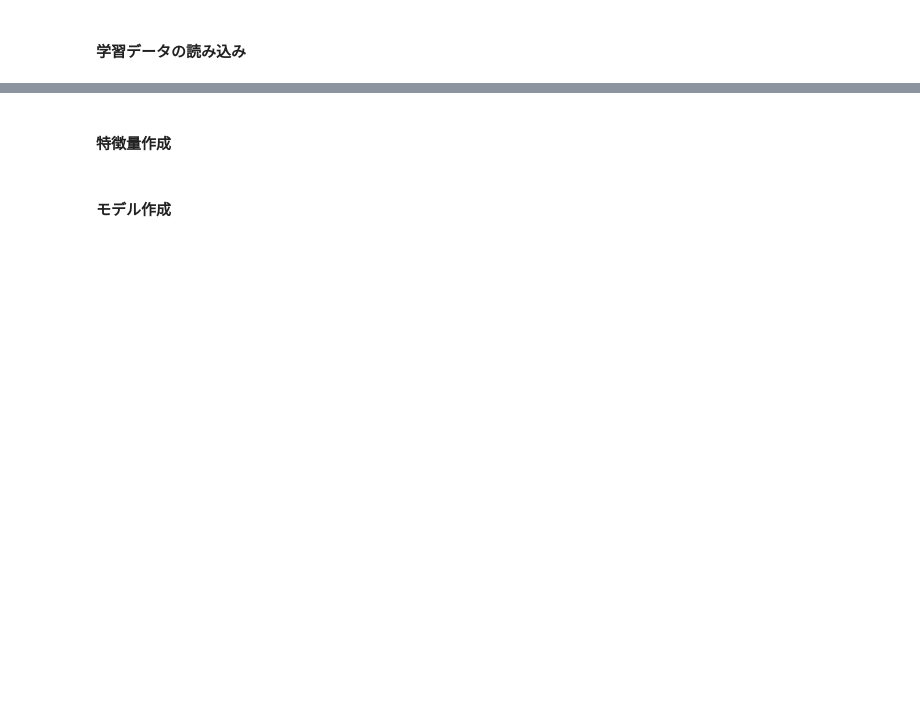
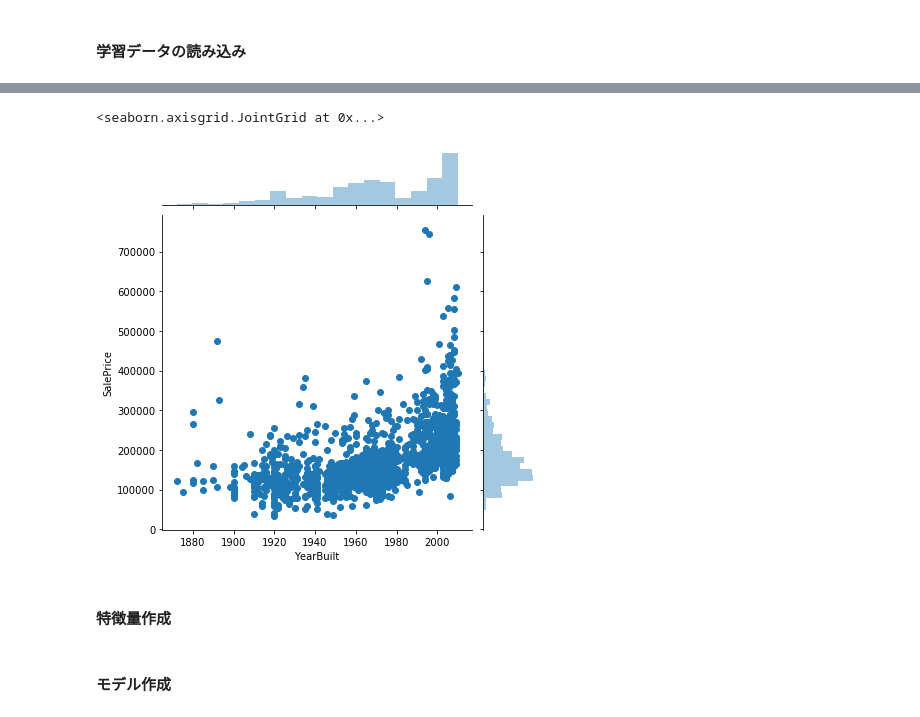
Before and after one commit to CodeSeterpie/CodeSeterpie, a Jupyter notebook: HousePrices/notebook/samplenote.ipynb, the cells around one changed output, grey strips where cells are left out. Drawn from its saved outputs; the diff is of its cells as text; code cells hidden in the pictures; blank space fills up the shorter version.

```diff
--- a/HousePrices/notebook/samplenote.ipynb
+++ b/HousePrices/notebook/samplenote.ipynb
@@ -36,3 +60,9 @@ test_x = test.copy()
+# %%
+#
+sns.jointplot(train['YearBuilt'], train['SalePrice'])
+# %% [output]
+<seaborn.axisgrid.JointGrid at 0x...>
+[figure, added]
 # %% [markdown]
  #### 特徴量作成
 # %%
```
Also changed, not shown: parts of 5 cells of this notebook.
